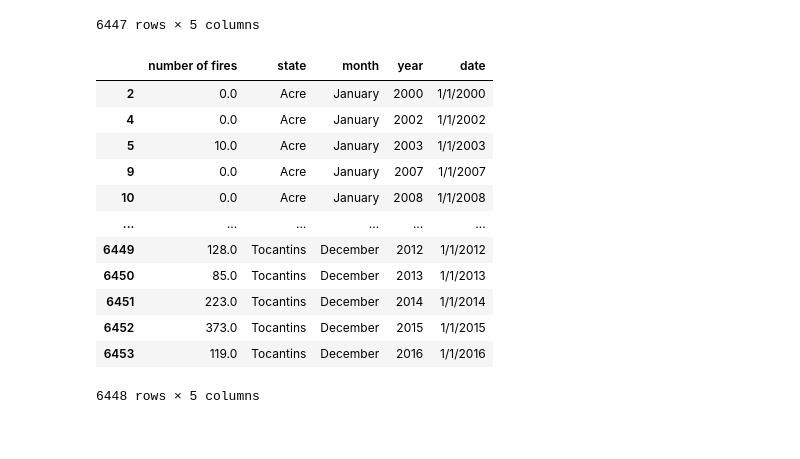
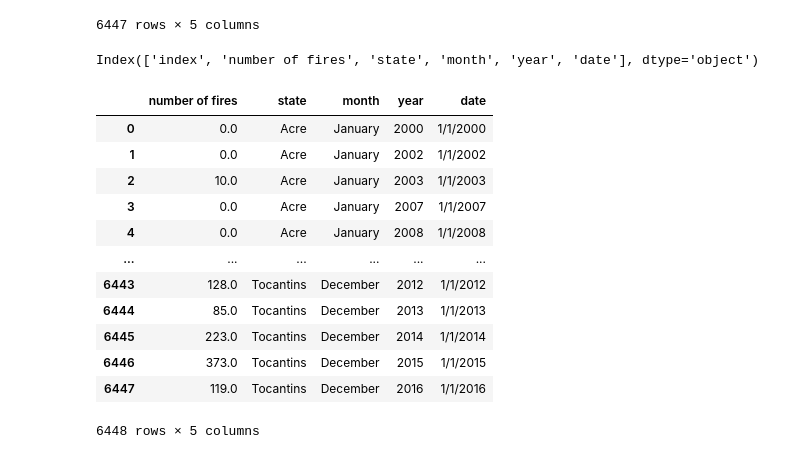
Before and after one commit to dpkasahu/numpy, a Jupyter notebook: Data_Cleaning.ipynb, the cells around one changed output. Saved outputs shown, nothing was run; the diff lists cells and outputs as text; code cells hidden in the pictures.

```diff
--- a/Data_Cleaning.ipynb
+++ b/Data_Cleaning.ipynb
@@ -475,21 +475,7 @@ df4.drop(df4.index[[0,1,3,4]],axis=0)
 | 6453 | 119.0 | Tocantins | December | 2016 | 1/1/2016 |
 6447 rows × 5 columns
 # %%
-df4.drop([0,1,3])
+df4.drop([0,1,3],inplace=True)
-# %% [output]
-|  | number of fires | state | month | year | date |
-| 2 | 0.0 | Acre | January | 2000 | 1/1/2000 |
-| 4 | 0.0 | Acre | January | 2002 | 1/1/2002 |
-| 5 | 10.0 | Acre | January | 2003 | 1/1/2003 |
-| 9 | 0.0 | Acre | January | 2007 | 1/1/2007 |
-| 10 | 0.0 | Acre | January | 2008 | 1/1/2008 |
-| ... | ... | ... | ... | ... | ... |
-| 6449 | 128.0 | Tocantins | December | 2012 | 1/1/2012 |
-| 6450 | 85.0 | Tocantins | December | 2013 | 1/1/2013 |
-| 6451 | 223.0 | Tocantins | December | 2014 | 1/1/2014 |
-| 6452 | 373.0 | Tocantins | December | 2015 | 1/1/2015 |
-| 6453 | 119.0 | Tocantins | December | 2016 | 1/1/2016 |
-6448 rows × 5 columns
 # %%
 #dropping the rows
 # df.drop([ind1,ind2,ind3....indn],axis = 0)
@@ -497,3 +483,27 @@ df4.drop([0,1,3])
 # df.drop(df.index[[ind1,ind2,ind3....indn]],axis = 0)
 #or
 #df.drop(df.index[ind1,ind2,ind3...indn])
+# %%
+df4.reset_index(inplace=True)
+# %%
+df4.columns
+# %% [output]
+Index(['index', 'number of fires', 'state', 'month', 'year', 'date'], dtype='object')
+# %%
+df4.drop('index',axis=1,inplace=True)
+# %%
+df4
+# %% [output]
+|  | number of fires | state | month | year | date |
+| 0 | 0.0 | Acre | January | 2000 | 1/1/2000 |
+| 1 | 0.0 | Acre | January | 2002 | 1/1/2002 |
+| 2 | 10.0 | Acre | January | 2003 | 1/1/2003 |
+| 3 | 0.0 | Acre | January | 2007 | 1/1/2007 |
+| 4 | 0.0 | Acre | January | 2008 | 1/1/2008 |
+| ... | ... | ... | ... | ... | ... |
+| 6443 | 128.0 | Tocantins | December | 2012 | 1/1/2012 |
+| 6444 | 85.0 | Tocantins | December | 2013 | 1/1/2013 |
+| 6445 | 223.0 | Tocantins | December | 2014 | 1/1/2014 |
+| 6446 | 373.0 | Tocantins | December | 2015 | 1/1/2015 |
+| 6447 | 119.0 | Tocantins | December | 2016 | 1/1/2016 |
+6448 rows × 5 columns
```
Also changed, not shown: parts of 18 cells of this notebook.
